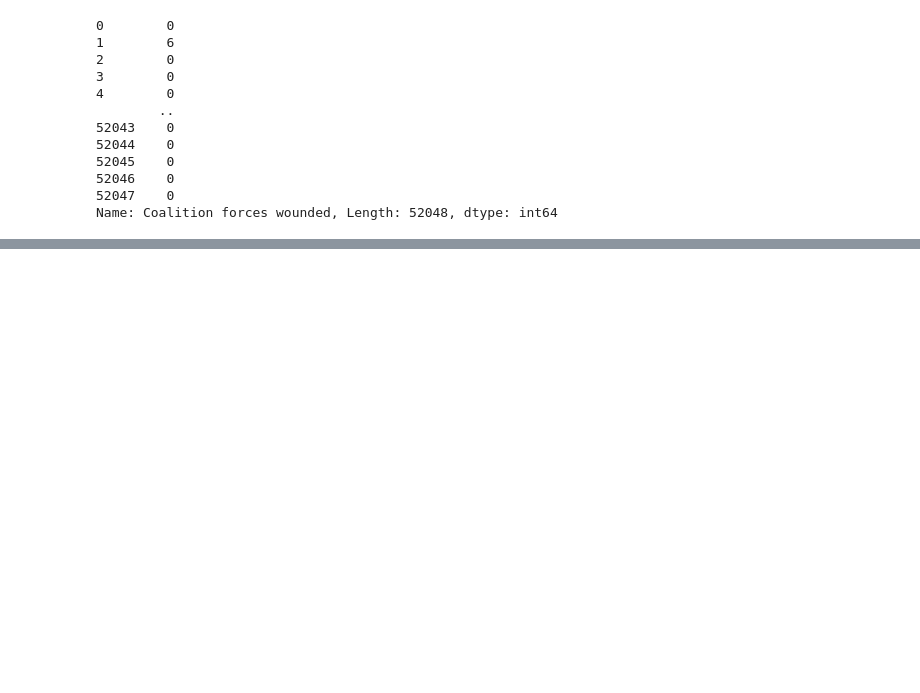
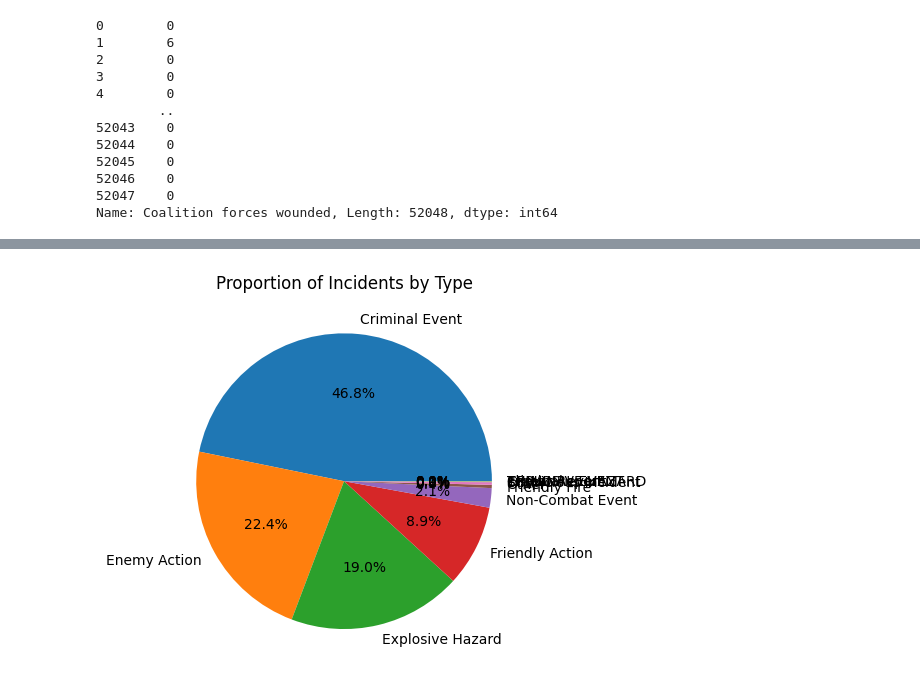
Before and after one commit to samanjalal499/statistics, a Jupyter notebook: histogram.ipynb, the cells around one changed output, grey strips where cells are left out. Cells and saved outputs as stored; diff of their text form; code cells hidden in the pictures; blank space fills up the shorter version.

```diff
--- a/histogram.ipynb
+++ b/histogram.ipynb
@@ -22,5 +22,7 @@ Mounted at /content/drive
 # %%
 mydata= pd.read_csv('/content/drive/MyDrive/statis/Deaths only.csv')
+# %%
+df= pd.read_csv('/content/drive/MyDrive/statis/Deaths only.csv')
 # %%
 mydata.head()
 # %% [output]
@@ -188,3 +194,15 @@ _ = plt.hist(x, color = 'lightgray')
+# %%
+# Calculate the number of incidents by type
+incident_types = df['Type'].value_counts()
+
+# Create a pie chart that shows the proportion of incidents by type
+plt.pie(incident_types.values, labels=incident_types.index, autopct='%1.1f%%')
+plt.title('Proportion of Incidents by Type')
+
+# Display the chart
+plt.show()
+# %% [output]
+[figure, added]
 # %%
 x.var()
 # %% [output]
```
Also changed, not shown: parts of 28 cells of this notebook.
